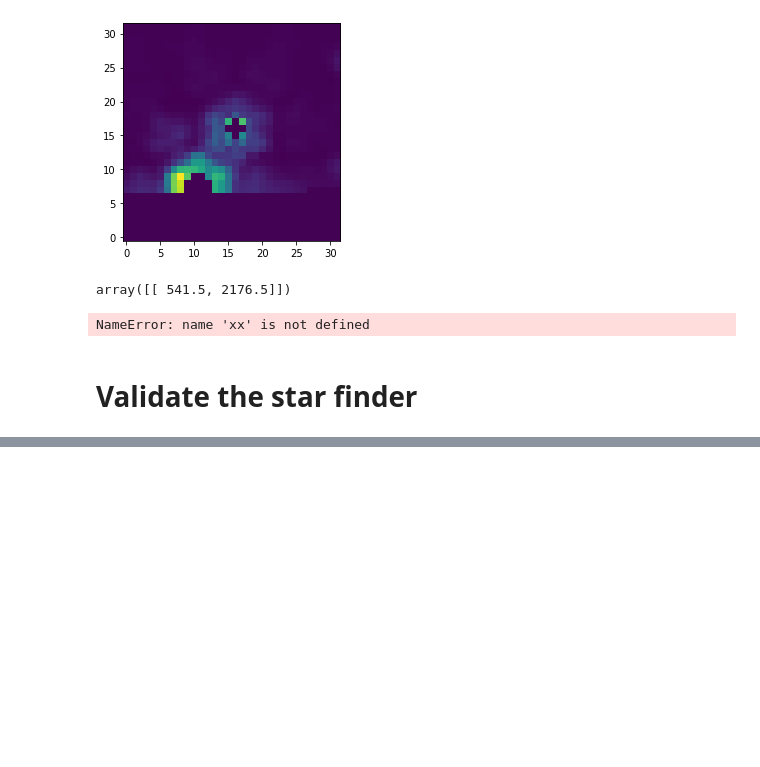
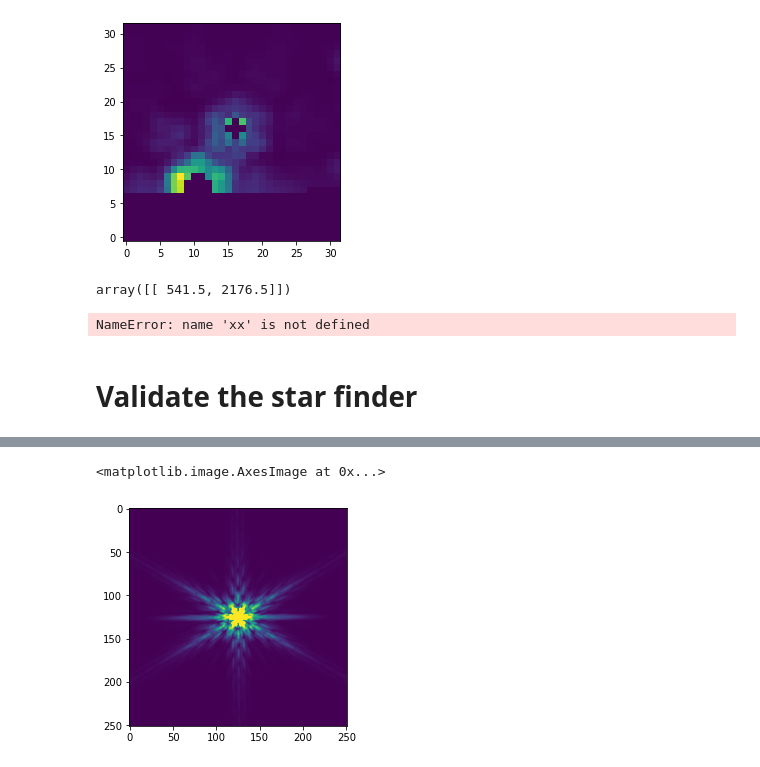
Before and after one commit to keflavich/JW0731_Carina, a Jupyter notebook: FitSaturatedStars.ipynb, the cells around one changed output, grey strips where cells are left out. Drawn from its saved outputs; the diff is of its cells as text; code cells hidden in the pictures; blank space fills up the shorter version.

```diff
--- a/FitSaturatedStars.ipynb
+++ b/FitSaturatedStars.ipynb
@@ -659,0 +687,10 @@ finder_maker(min_size=0, max_size=500)(data[validation_slice], mask=ndimage.bina
+# %%
+yy, xx = np.mgrid[slc]
+big_grid.x_0 = star.center[0]
+big_grid.y_0 = star.center[1]
+big_grid.fixed['x_0'] = True
+big_grid.fixed['y_0'] = True
+fitted_star = fitter(model=big_grid, x=xx, y=yy, z=data[slc],
+                     weights=star.data > 0
+                     )
+fitted_star
@@ -659,0 +714,5 @@ finder_maker(min_size=0, max_size=500)(data[validation_slice], mask=ndimage.bina
+# %%
+pl.imshow(fitted_star(xx,yy), norm=simple_norm(fitted_star(xx,yy), stretch='asinh', max_percent=99.5, min_percent=0.01))
+# %% [output]
+<matplotlib.image.AxesImage at 0x...>
+[figure, added]
```
Also changed, not shown: parts of 23 cells of this notebook, 3 other files.
